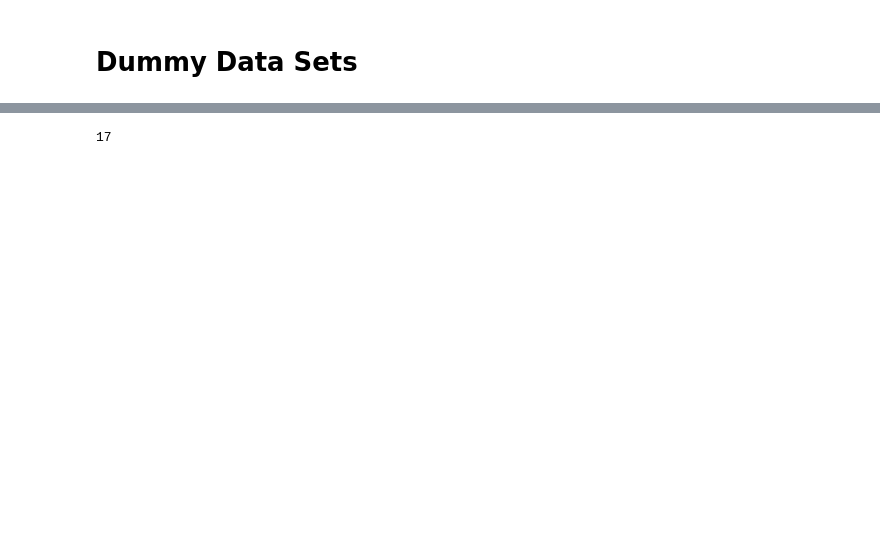
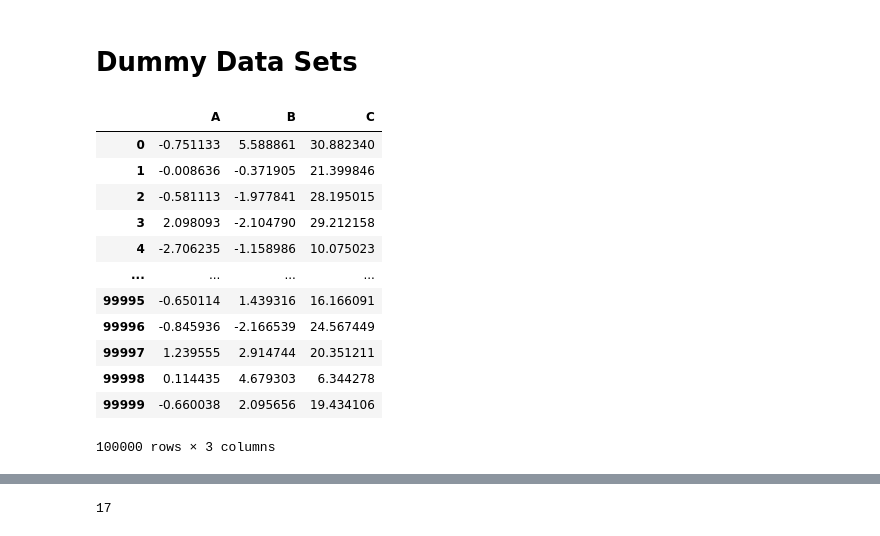
Before and after one commit to fedeflores25/Data-Science, a Jupyter notebook: T2- 2 - Data Cleaning - Funciones de distribucion de probabilidad.ipynb, the cells around one changed output, grey strips where cells are left out. Cells and saved outputs as stored; diff of their text form; code cells hidden in the pictures; blank space fills up the shorter version.

```diff
--- a/T2- 2 - Data Cleaning - Funciones de distribucion de probabilidad.ipynb
+++ b/T2- 2 - Data Cleaning - Funciones de distribucion de probabilidad.ipynb
@@ -148,5 +150,21 @@ data = pd.DataFrame(
     }
 )
+# %%
+data
+# %% [output]
+|  | A | B | C |
+| 0 | -0.751133 | 5.588861 | 30.882340 |
+| 1 | -0.008636 | -0.371905 | 21.399846 |
+| 2 | -0.581113 | -1.977841 | 28.195015 |
+| 3 | 2.098093 | -2.104790 | 29.212158 |
+| 4 | -2.706235 | -1.158986 | 10.075023 |
+| ... | ... | ... | ... |
+| 99995 | -0.650114 | 1.439316 | 16.166091 |
+| 99996 | -0.845936 | -2.166539 | 24.567449 |
+| 99997 | 1.239555 | 2.914744 | 20.351211 |
+| 99998 | 0.114435 | 4.679303 | 6.344278 |
+| 99999 | -0.660038 | 2.095656 | 19.434106 |
+100000 rows × 3 columns
 # %%
 data.describe() #para ver resumen estadisticos del conjunto de las columnas
 # %% [output]
```
Also changed, not shown: parts of 5 cells of this notebook, 2 other files.
